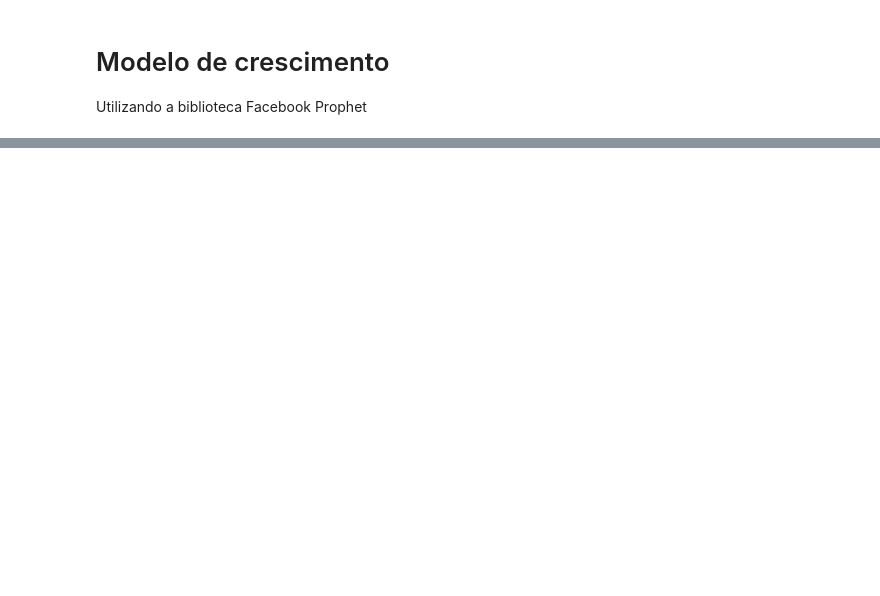
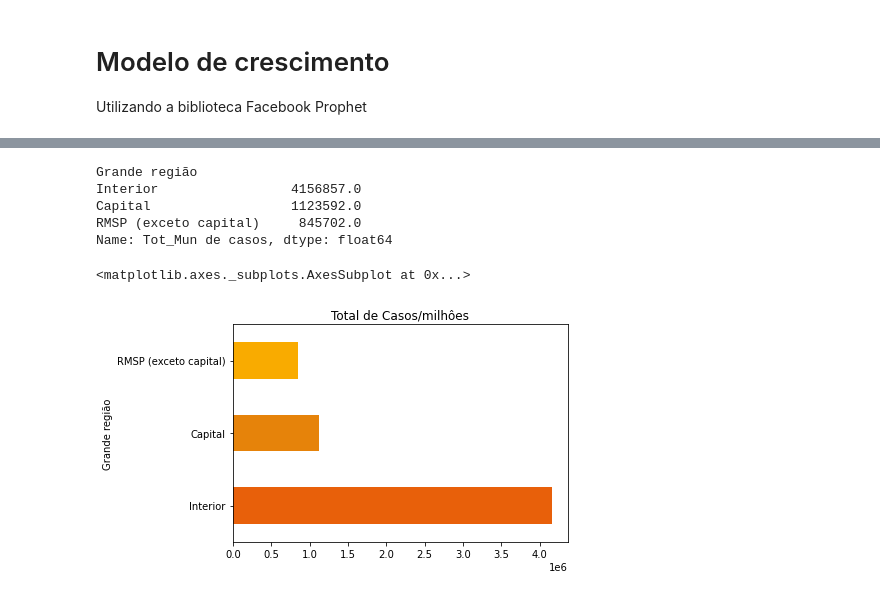
Before and after one commit to robson-tazinaffo/ciencia-dados-python, a Jupyter notebook: modulo2/Desafio3/analise_covid19.ipynb, the cells around one changed output, grey strips where cells are left out. Drawn from its saved outputs; the diff is of its cells as text; code cells hidden in the pictures; blank space fills up the shorter version.

Commit message:
Bootcamp Geracao Tech Unimed BH - Desafio Covid-19

```diff
--- a/modulo2/Desafio3/analise_covid19.ipynb
+++ b/modulo2/Desafio3/analise_covid19.ipynb
@@ -401,0 +428,4 @@ fig.show()
+# %%
+#Dataset com casos do estado de Sãao Paulo
+df = pd.read_csv('dados-covid-19-municipios.csv', sep=';', encoding='latin-1')
+df
@@ -401,0 +467,17 @@ fig.show()
+# %%
+#Total de casos por região
+casos = df.groupby(df["Grande região"])["Tot_Mun de casos"].sum()
+casos = casos.sort_values(na_position='first', ascending=False)
+casos
+# %% [output]
+Grande região
+Interior                 4156857.0
+Capital                  1123592.0
+RMSP (exceto capital)     845702.0
+Name: Tot_Mun de casos, dtype: float64
+# %%
+#Grafico de barras na vertical, número de óbitos por grande região
+casos.plot.barh(title = 'Total de Casos/milhôes', color=['#E8600A', '#E6830A','#F9AB00'])
+# %% [output]
+<matplotlib.axes._subplots.AxesSubplot at 0x...>
+[figure, added]
```
Also changed, not shown: parts of 12 cells of this notebook, 30 other files.
